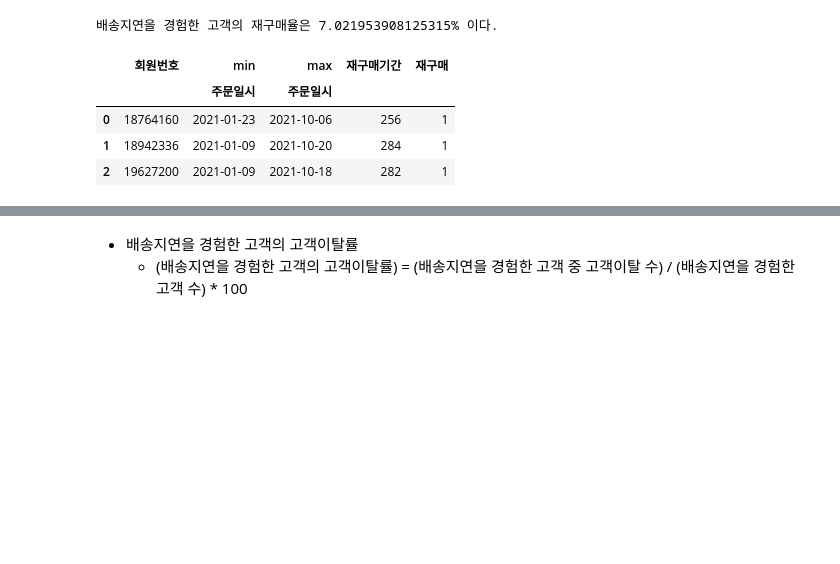
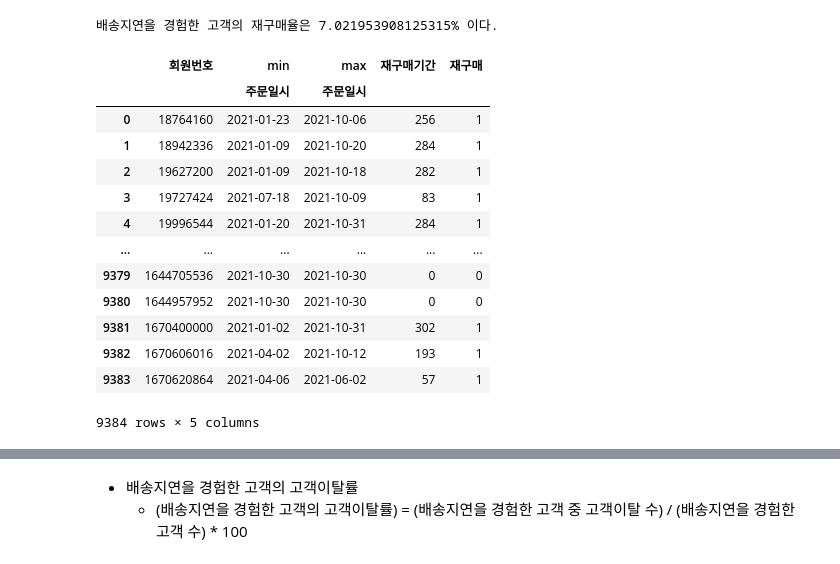
Before and after one commit to dldbwns23/DSA17_project, a Jupyter notebook: Project4-5.ipynb, the cells around one changed output, grey strips where cells are left out. Saved outputs shown, nothing was run; the diff lists cells and outputs as text; code cells hidden in the pictures; blank space fills up the shorter version.

```diff
--- a/Project4-5.ipynb
+++ b/Project4-5.ipynb
@@ -136,10 +136,19 @@ df_orderdate_delivery_late['재구매'] = (df_orderdate_delivery_late['재구매
 # %% [output]
 배송지연을 경험한 고객의 재구매율은 7.021953908125315% 이다.
 # %%
-df_orderdate_delivery_late.head(3)
+df_orderdate_delivery_late
 # %% [output]
 |  | 회원번호 | min | max | 재구매기간 | 재구매 |
 |  |  | 주문일시 | 주문일시 |  |  |
 | 0 | 18764160 | 2021-01-23 | 2021-10-06 | 256 | 1 |
 | 1 | 18942336 | 2021-01-09 | 2021-10-20 | 284 | 1 |
 | 2 | 19627200 | 2021-01-09 | 2021-10-18 | 282 | 1 |
+| 3 | 19727424 | 2021-07-18 | 2021-10-09 | 83 | 1 |
+| 4 | 19996544 | 2021-01-20 | 2021-10-31 | 284 | 1 |
+| ... | ... | ... | ... | ... | ... |
+| 9379 | 1644705536 | 2021-10-30 | 2021-10-30 | 0 | 0 |
+| 9380 | 1644957952 | 2021-10-30 | 2021-10-30 | 0 | 0 |
+| 9381 | 1670400000 | 2021-01-02 | 2021-10-31 | 302 | 1 |
+| 9382 | 1670606016 | 2021-04-02 | 2021-10-12 | 193 | 1 |
+| 9383 | 1670620864 | 2021-04-06 | 2021-06-02 | 57 | 1 |
+9384 rows × 5 columns
```
Also changed, not shown: parts of 12 cells of this notebook.
